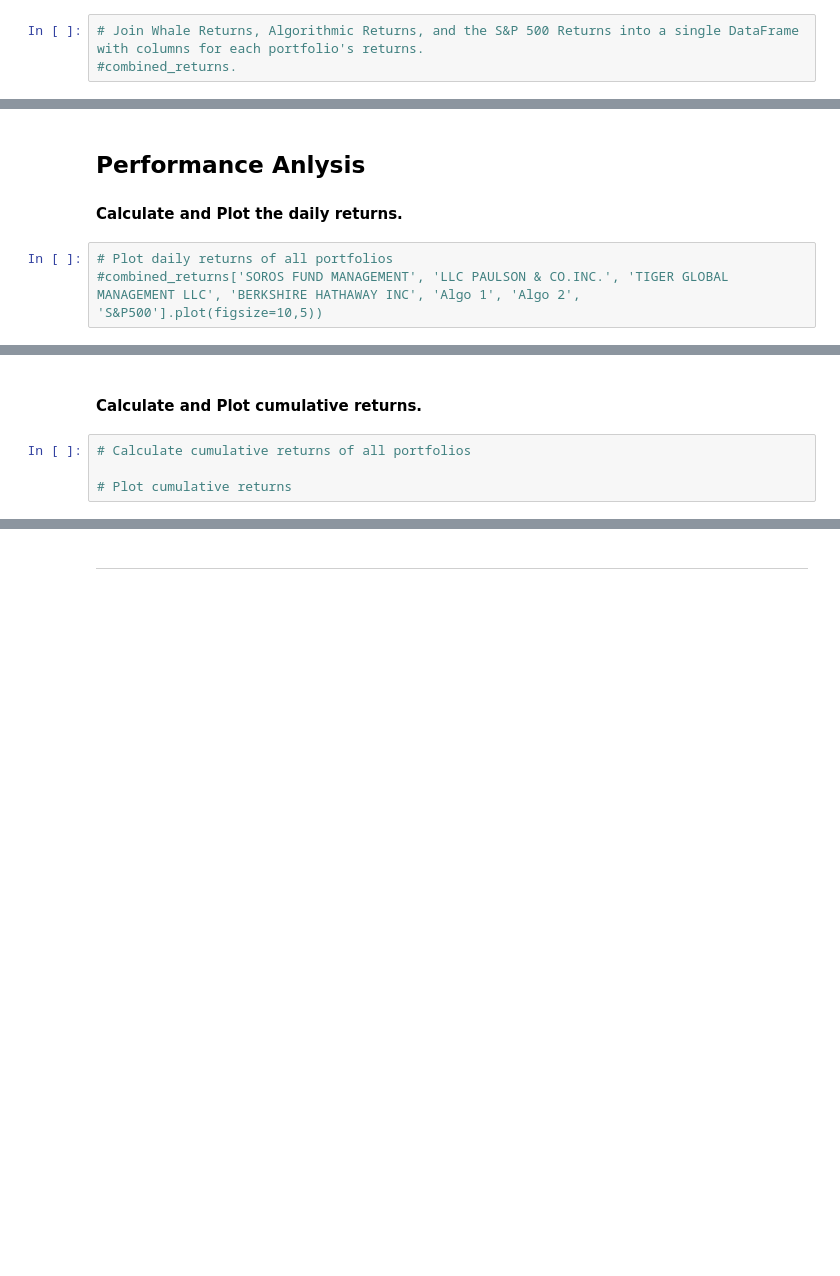
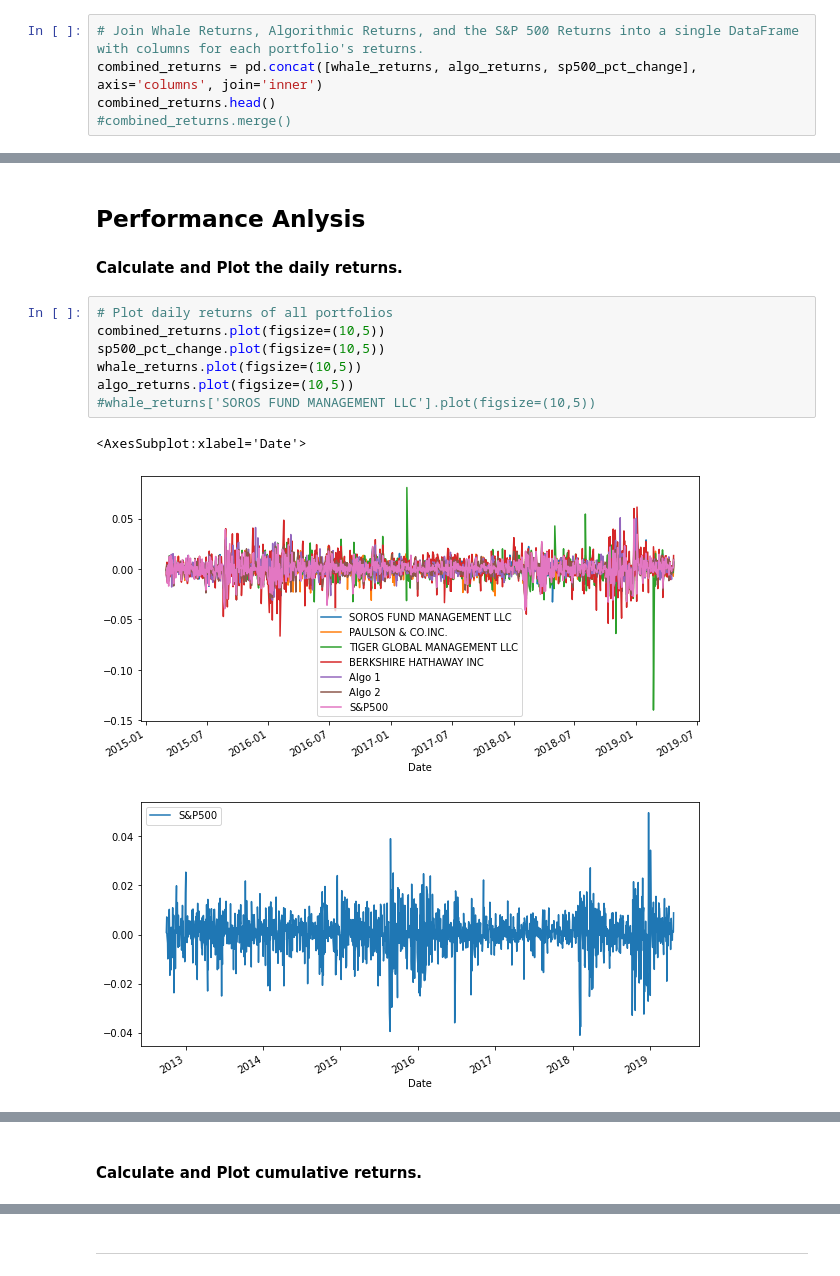
Before and after one commit to chad100b/Portfolio-Analysis, a Jupyter notebook: whale_analysis.ipynb, the cells around one changed output, grey strips where cells are left out. Saved outputs shown, nothing was run; the diff lists cells and outputs as text; blank space fills up the shorter version.

```diff
--- a/whale_analysis.ipynb
+++ b/whale_analysis.ipynb
@@ -216,4 +216,6 @@ sp500_pct_change.head(10)
 ## Combine Whale, Algorithmic, and S&P 500 Returns
 # %%
 # Join Whale Returns, Algorithmic Returns, and the S&P 500 Returns into a single DataFrame with columns for each portfolio's returns.
-#combined_returns.
+combined_returns = pd.concat([whale_returns, algo_returns, sp500_pct_change], axis='columns', join='inner')
+combined_returns.head()
+#combined_returns.merge()
@@ -229,4 +239,12 @@ In this section, you will calculate and visualize performance and risk metrics f
 #### Calculate and Plot the daily returns.
 # %%
 # Plot daily returns of all portfolios
-#combined_returns['SOROS FUND MANAGEMENT', 'LLC PAULSON & CO.INC.', 'TIGER GLOBAL MANAGEMENT LLC', 'BERKSHIRE HATHAWAY INC', 'Algo 1', 'Algo 2', 'S&P500'].plot(figsize=10,5))
+combined_returns.plot(figsize=(10,5))
+sp500_pct_change.plot(figsize=(10,5))
+whale_returns.plot(figsize=(10,5))
+algo_returns.plot(figsize=(10,5))
+#whale_returns['SOROS FUND MANAGEMENT LLC'].plot(figsize=(10,5))
+# %% [output]
+<AxesSubplot:xlabel='Date'>
+[figure, added]
+[figure, added]
@@ -233,6 +253,2 @@ In this section, you will calculate and visualize performance and risk metrics f
 # %% [markdown]
 #### Calculate and Plot cumulative returns.
-# %%
-# Calculate cumulative returns of all portfolios
-
-# Plot cumulative returns
```
Also changed, not shown: parts of 5 cells of this notebook.
